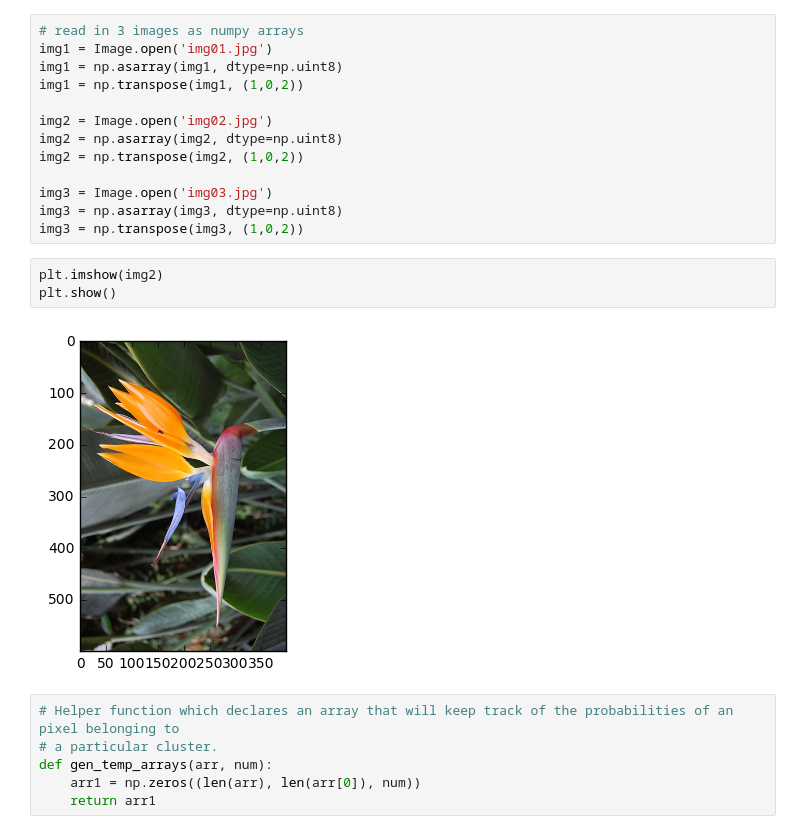
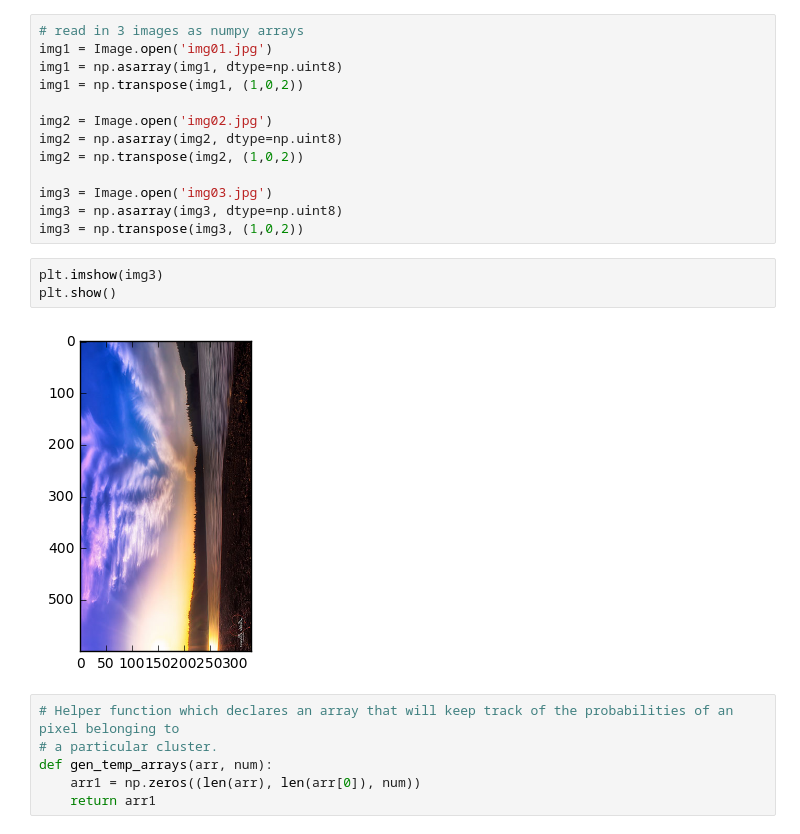
Before and after one commit to Salil999/applied_machine_learning, a Jupyter notebook: hw6/hw6.ipynb, the cells around one changed output. Saved outputs shown, nothing was run; the diff lists cells and outputs as text.

```diff
--- a/hw6/hw6.ipynb
+++ b/hw6/hw6.ipynb
@@ -22,10 +22,10 @@ img3 = Image.open('img03.jpg')
 img3 = np.asarray(img3, dtype=np.uint8)
 img3 = np.transpose(img3, (1,0,2))
 # %%
-plt.imshow(img2)
+plt.imshow(img3)
 plt.show()
 # %% [output]
-[figure, old version]
+[figure, new version]
 # %%
 # Helper function which declares an array that will keep track of the probabilities of an pixel belonging to
 # a particular cluster.
```
Also changed, not shown: parts of 10 cells of this notebook.
